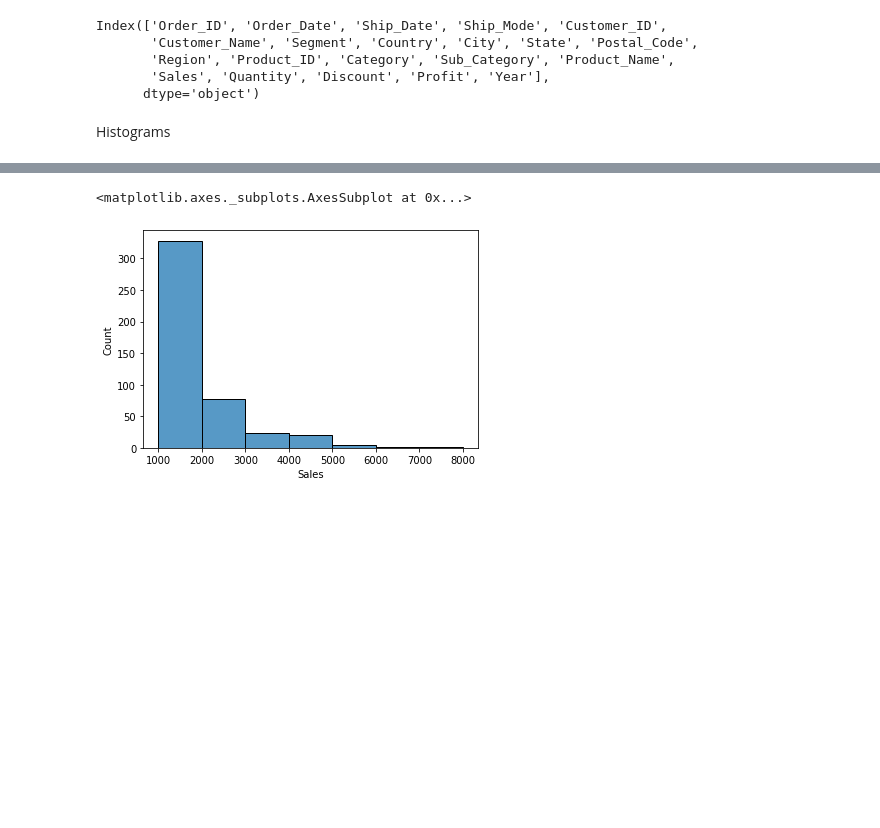
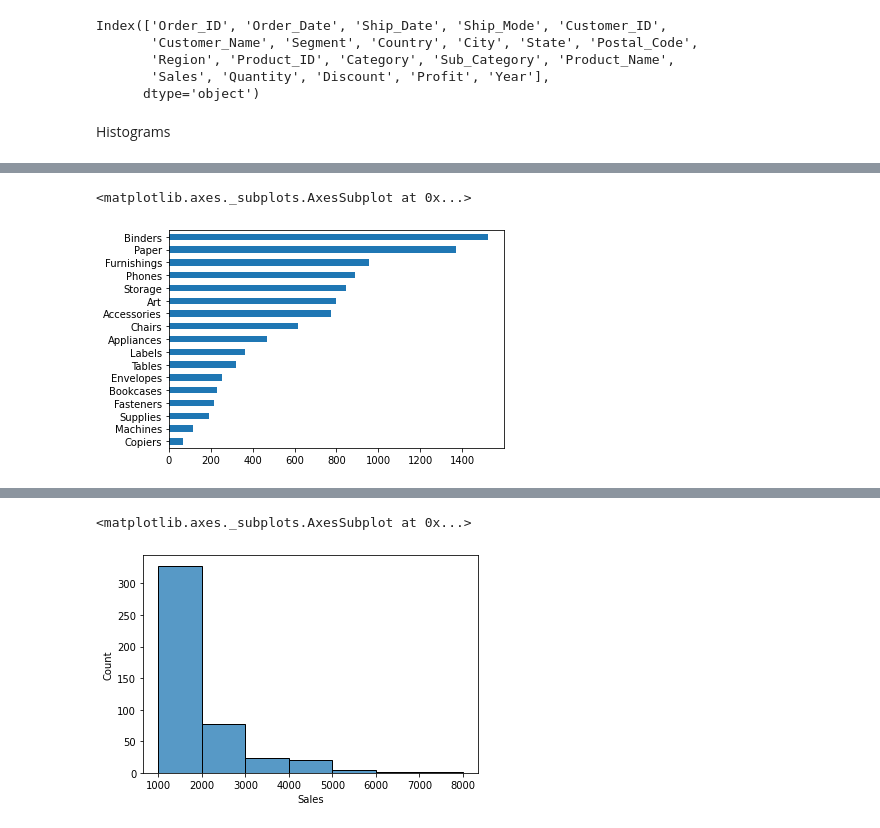
Before and after one commit to testgitzun/Workshop-Data-Engineer, a Jupyter notebook: Mini Project Data Engineer/Data_Collection_&_Data_Cleansing.ipynb, the cells around one changed output, grey strips where cells are left out. Drawn from its saved outputs; the diff is of its cells as text; code cells hidden in the pictures; blank space fills up the shorter version.

```diff
--- a/Mini Project Data Engineer/Data_Collection_&_Data_Cleansing.ipynb
+++ b/Mini Project Data Engineer/Data_Collection_&_Data_Cleansing.ipynb
@@ -492,3 +499,8 @@ Histograms
+# %%
+superstore['Sub_Category'].value_counts().sort_values().plot.barh()
+# %% [output]
+<matplotlib.axes._subplots.AxesSubplot at 0x...>
+[figure, added]
 # %%
 ax = superstore['Sub_Category'].value_counts(ascending=True).head(10) \
     .plot(kind='barh', title='Top 10 Sub Category ')
```
Also changed, not shown: parts of 11 cells of this notebook.
